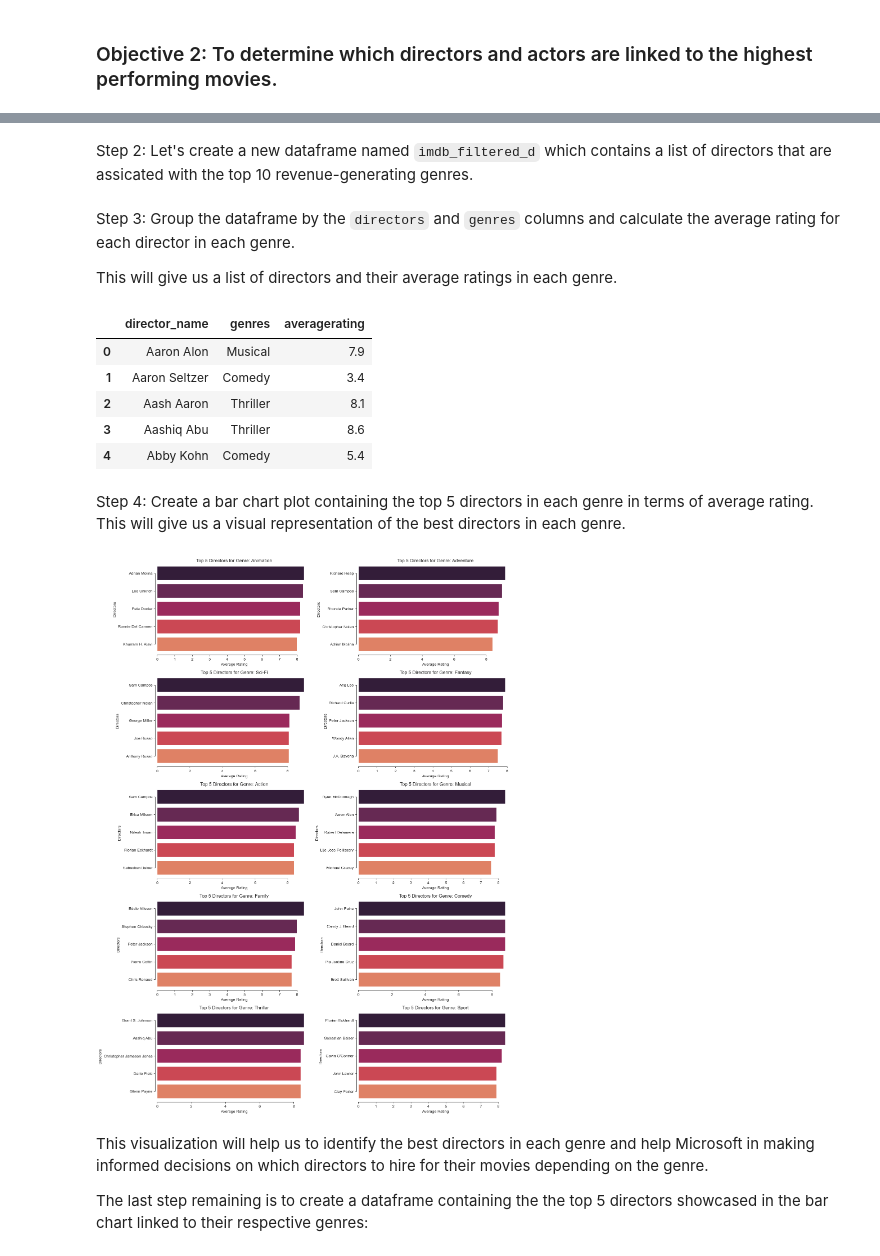
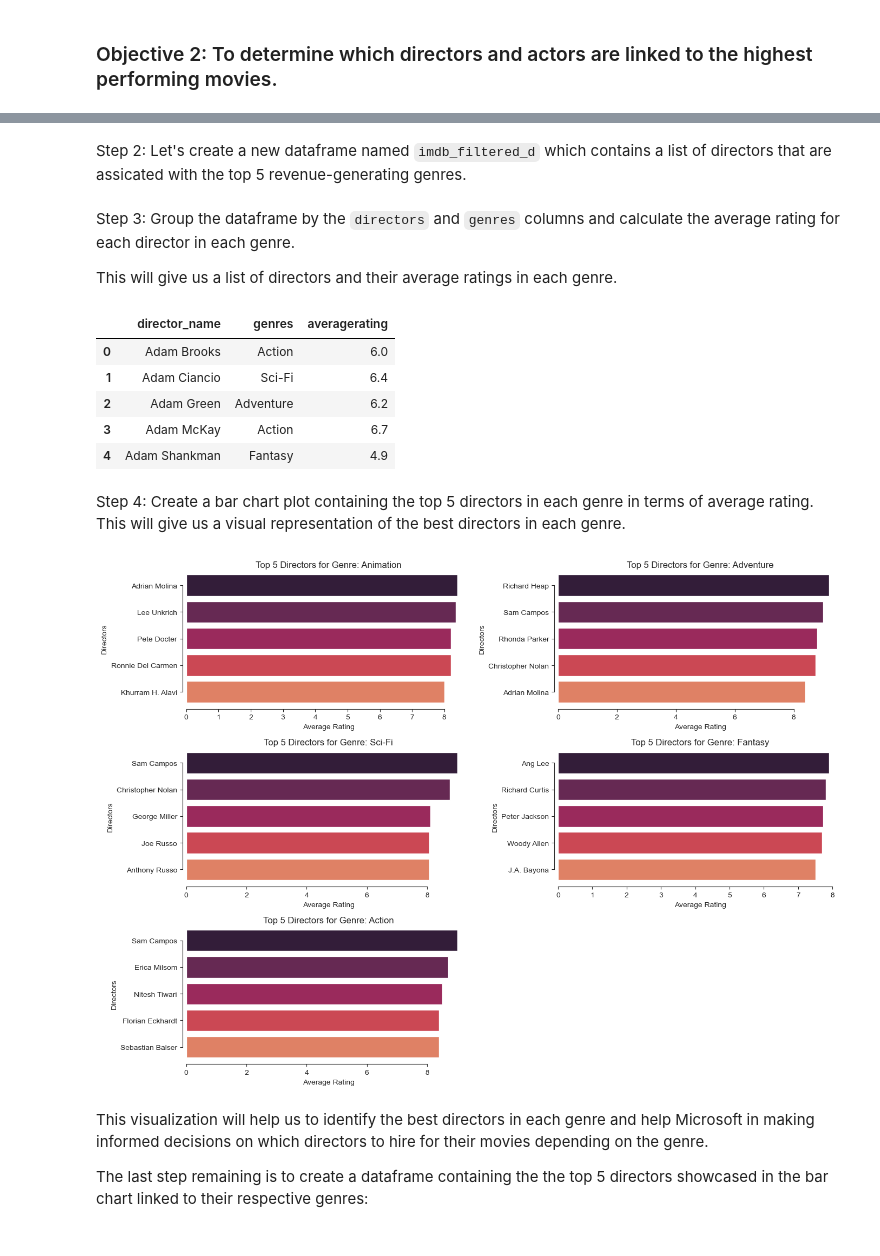
Before and after one commit to Calistus-design/MICROSOFT-MOVIE-STUDIO-INSIGHT, a Jupyter notebook: student.ipynb, the cells around one changed output, grey strips where cells are left out. Drawn from its saved outputs; the diff is of its cells as text; code cells hidden in the pictures.

```diff
--- a/student.ipynb
+++ b/student.ipynb
@@ -787,8 +787,8 @@ plt.show()
 # %% [output]
 [figure]
 # %%
-# Create a list of the top ten genres by worldwide gross
-genre_list = genre_revenue['genres'].to_list()
+# Create a list of the top five genres by worldwide gross
+genre_list = genre_revenue['genres'].head().to_list()
 # %% [markdown]
 ### Hypothesis Test
 # %% [markdown]
@@ -852,5 +843,5 @@ genre_list
 # %% [markdown]
-Step 2: Let's create a new dataframe named `imdb_filtered_d` which contains a list of directors that are assicated with the top 10 revenue-generating genres.
+Step 2: Let's create a new dataframe named `imdb_filtered_d` which contains a list of directors that are assicated with the top 5 revenue-generating genres.
 # %%
 # Filter the imdb_directors dataframe to include genres that are in the genre_list
 imdb_genre_filtered_d = imdb_crew[imdb_crew['genres'].isin(genre_list)]
@@ -867,43 +858,44 @@ directors_filtered = imdb_genre_filtered_d.groupby(['director_name','genres'], a
 directors_filtered.head()
 # %% [output]
 |  | director_name | genres | averagerating |
-| 0 | Aaron Alon | Musical | 7.9 |
-| 1 | Aaron Seltzer | Comedy | 3.4 |
-| 2 | Aash Aaron | Thriller | 8.1 |
-| 3 | Aashiq Abu | Thriller | 8.6 |
-| 4 | Abby Kohn | Comedy | 5.4 |
+| 0 | Adam Brooks | Action | 6.0 |
+| 1 | Adam Ciancio | Sci-Fi | 6.4 |
+| 2 | Adam Green | Adventure | 6.2 |
+| 3 | Adam McKay | Action | 6.7 |
+| 4 | Adam Shankman | Fantasy | 4.9 |
 # %% [markdown]
 Step 4: Create a bar chart plot containing the top 5 directors in each genre in terms of average rating. This will give us a visual representation of the best directors in each genre.
 # %%
 # Visualize the average rating by director for the top 10 genres
 sns.set_style('ticks')
 sns.set_palette('rocket')
 
 # Create a subplot grid with 5 columns and 2 rows to accomodate 10 plots; one for each genre
-fig, axes = plt.subplots(nrows=5, ncols=2, figsize=(15,20))
+fig, axes = plt.subplots(nrows=3, ncols=2, figsize=(14,10))
 
 # Create a bar plot for each genre.
 # Loop through the top 10 genres to generate individual plots for each genre together with the top 5 directors
 
-for i in range(10):
+for i in range(5):
     row = i//2 # Calculate the row index of each plot
     col = i%2 # Calculate the column index of each plot
 
     # Filter data for the current genre, sort directors by average rating and select the top 5 directors
     top_5_directors = directors_filtered[directors_filtered['genres'] == genre_list[i]].sort_values(by='averagerating', ascending=False).head()
     sns.barplot(y='director_name', x='averagerating', data=top_5_directors, hue='director_name', ax=axes[row][col])
     # Customize the current subplot's labels and title
     axes[row][col].set_ylabel('Directors')
     axes[row][col].set_xlabel('Average Rating')
     axes[row][col].set_title(f"Top 5 Directors for Genre: {genre_list[i]}")
 
 
 # Adjust the plot to avoid overlapping
+axes[2][1].set_visible(False)
 sns.despine(offset=5, trim=True)
 plt.tight_layout()
 plt.show()
 # %% [output]
-[figure, old version]
+[figure, new version]
 # %% [markdown]
 This visualization will help us to identify the best directors in each genre and help Microsoft in making informed decisions on which directors to hire for their movies depending on the genre.
 
```
Also changed, not shown: parts of 10 cells of this notebook.
